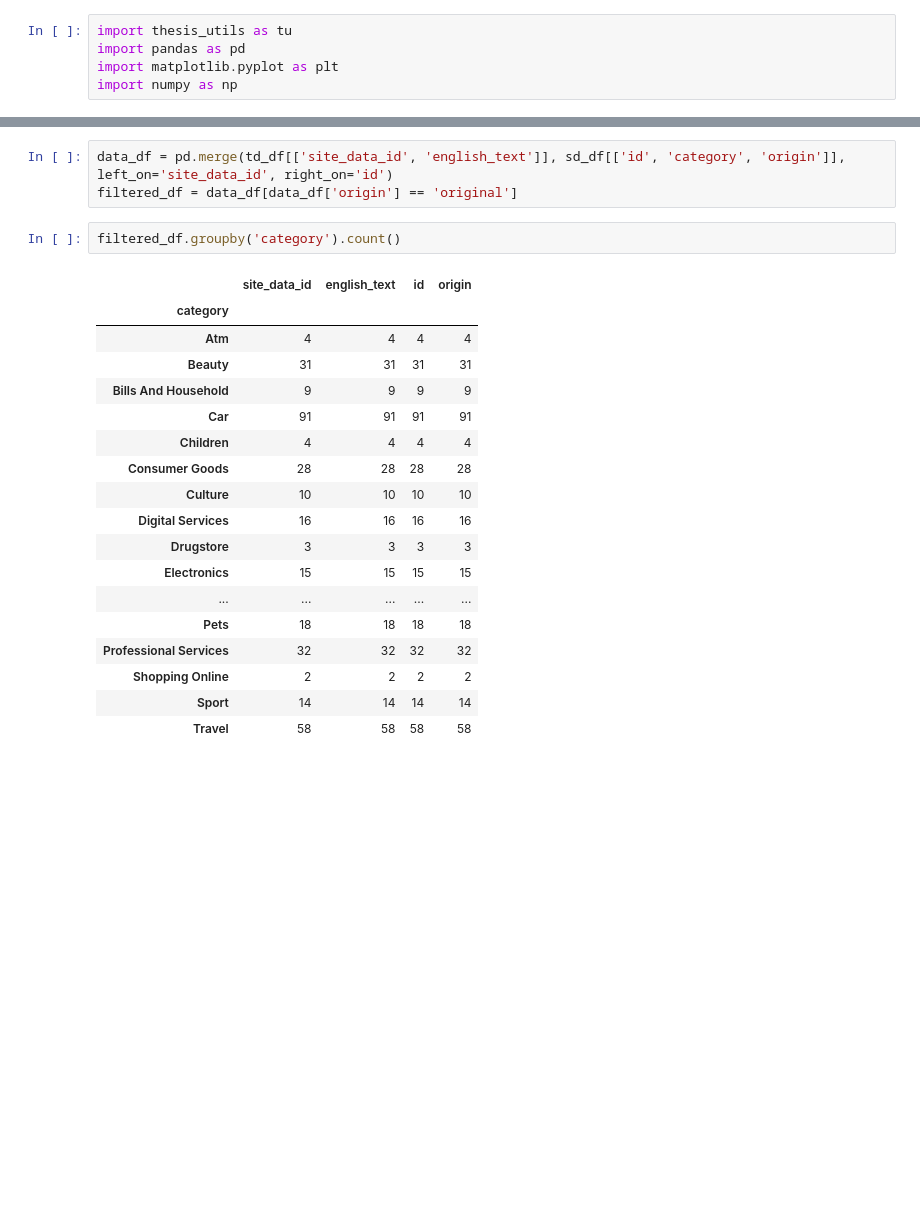
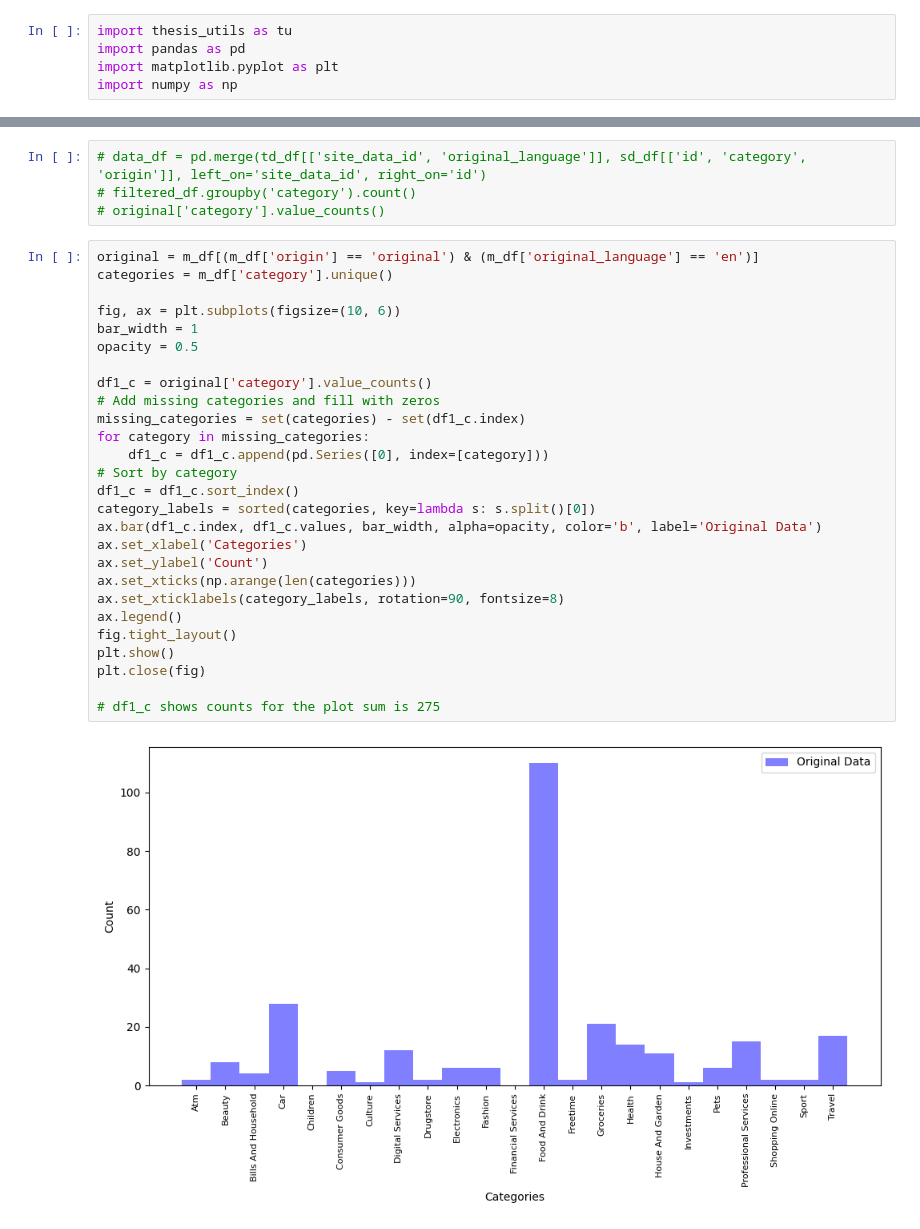
Before and after one commit to borchr27/charles-university-thesis, a Jupyter notebook: practice/scrapy_tut/tutorial/Testing Notebook.ipynb, the cells around one changed output, grey strips where cells are left out. Saved outputs shown, nothing was run; the diff lists cells and outputs as text; blank space fills up the shorter version.

```diff
--- a/practice/scrapy_tut/tutorial/Testing Notebook.ipynb
+++ b/practice/scrapy_tut/tutorial/Testing Notebook.ipynb
@@ -52,24 +14,33 @@ plt.close(fig)
 # %%
-data_df = pd.merge(td_df[['site_data_id', 'english_text']], sd_df[['id', 'category', 'origin']], left_on='site_data_id', right_on='id')
-filtered_df = data_df[data_df['origin'] == 'original']
+# data_df = pd.merge(td_df[['site_data_id', 'original_language']], sd_df[['id', 'category', 'origin']], left_on='site_data_id', right_on='id')
+# filtered_df.groupby('category').count()
+# original['category'].value_counts()
-# %%
-filtered_df.groupby('category').count()
-# %% [output]
-|  | site_data_id | english_text | id | origin |
-| category |  |  |  |  |
-| Atm | 4 | 4 | 4 | 4 |
-| Beauty | 31 | 31 | 31 | 31 |
-| Bills And Household | 9 | 9 | 9 | 9 |
-| Car | 91 | 91 | 91 | 91 |
-| Children | 4 | 4 | 4 | 4 |
-| Consumer Goods | 28 | 28 | 28 | 28 |
-| Culture | 10 | 10 | 10 | 10 |
-| Digital Services | 16 | 16 | 16 | 16 |
-| Drugstore | 3 | 3 | 3 | 3 |
-| Electronics | 15 | 15 | 15 | 15 |
-| ... | ... | ... | ... | ... |
-| Pets | 18 | 18 | 18 | 18 |
-| Professional Services | 32 | 32 | 32 | 32 |
-| Shopping Online | 2 | 2 | 2 | 2 |
-| Sport | 14 | 14 | 14 | 14 |
-| Travel | 58 | 58 | 58 | 58 |
+# %%
+original = m_df[(m_df['origin'] == 'original') & (m_df['original_language'] == 'en')]
+categories = m_df['category'].unique()
+
+fig, ax = plt.subplots(figsize=(10, 6))
+bar_width = 1
+opacity = 0.5
+
+df1_c = original['category'].value_counts()
+# Add missing categories and fill with zeros
+missing_categories = set(categories) - set(df1_c.index)
+for category in missing_categories:
+    df1_c = df1_c.append(pd.Series([0], index=[category]))
+# Sort by category
+df1_c = df1_c.sort_index()
+category_labels = sorted(categories, key=lambda s: s.split()[0])
+ax.bar(df1_c.index, df1_c.values, bar_width, alpha=opacity, color='b', label='Original Data')
+ax.set_xlabel('Categories')
+ax.set_ylabel('Count')
+ax.set_xticks(np.arange(len(categories)))
+ax.set_xticklabels(category_labels, rotation=90, fontsize=8)
+ax.legend()
+fig.tight_layout()
+plt.show()
+plt.close(fig)
+
+# df1_c shows counts for the plot sum is 275
+# %% [output]
+[figure, added]
```
Also changed, not shown: parts of 3 cells of this notebook, 37 other files.
